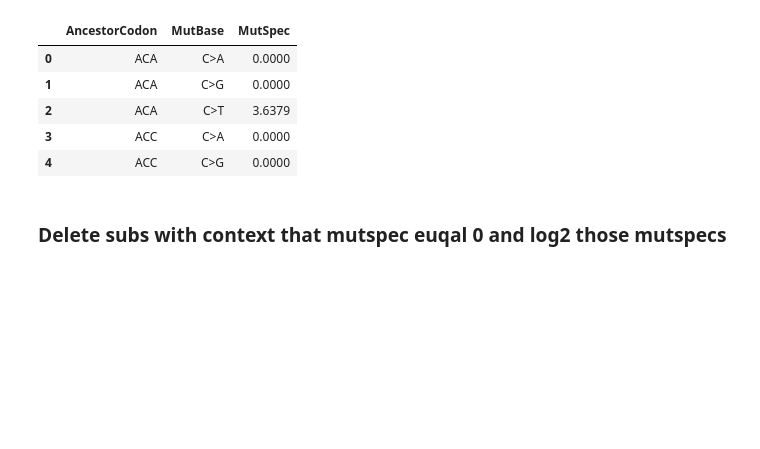
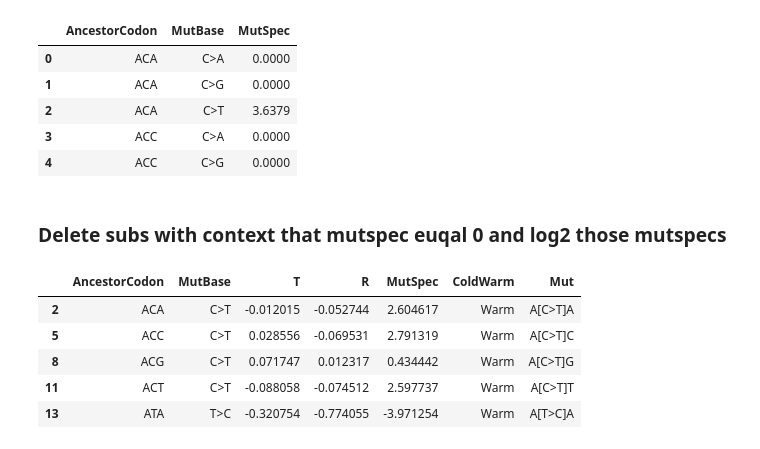
Before and after one commit to mitoclub/mtdna-192component-mutspec-chordata, a Jupyter notebook: scripts/asymmetry_TR.ipynb, the cells around one changed output. Drawn from its saved outputs; the diff is of its cells as text; code cells hidden in the pictures; blank space fills up the shorter version.

```diff
--- a/scripts/asymmetry_TR.ipynb
+++ b/scripts/asymmetry_TR.ipynb
@@ -411,8 +412,21 @@ aves_96_comp = transform192_to96(asymmetry_df=assymetry, df_transform=aves_mut)
 # %%
 fish_final = assymetry.merge(right = fish_96_comp, on=['AncestorCodon', 'MutBase'])
 fish_final = fish_final[fish_final.MutSpec != 0]
 fish_final.MutSpec = np.log2(fish_final.MutSpec)
+fish_final['ColdWarm'] = 'Cold'
 
 aves_final = assymetry.merge(right = aves_96_comp, on=['AncestorCodon', 'MutBase'])
 aves_final = aves_final[aves_final.MutSpec != 0]
 aves_final.MutSpec = np.log2(aves_final.MutSpec)
+aves_final['ColdWarm'] = 'Warm'
+
+cold_warm = pd.concat([aves_final, fish_final])
+cold_warm['Mut'] = cold_warm.AncestorCodon.str.get(0) + '[' + cold_warm.MutBase.str.get(0) + '>'  + cold_warm.MutBase.str.get(-1) + ']' + cold_warm.AncestorCodon.str.get(-1)
+cold_warm.head()
+# %% [output]
+|  | AncestorCodon | MutBase | T | R | MutSpec | ColdWarm | Mut |
+| 2 | ACA | C>T | -0.012015 | -0.052744 | 2.604617 | Warm | A[C>T]A |
+| 5 | ACC | C>T | 0.028556 | -0.069531 | 2.791319 | Warm | A[C>T]C |
+| 8 | ACG | C>T | 0.071747 | 0.012317 | 0.434442 | Warm | A[C>T]G |
+| 11 | ACT | C>T | -0.088058 | -0.074512 | 2.597737 | Warm | A[C>T]T |
+| 13 | ATA | T>C | -0.320754 | -0.774055 | -3.971254 | Warm | A[T>C]A |
```
Also changed, not shown: parts of 9 cells of this notebook.
